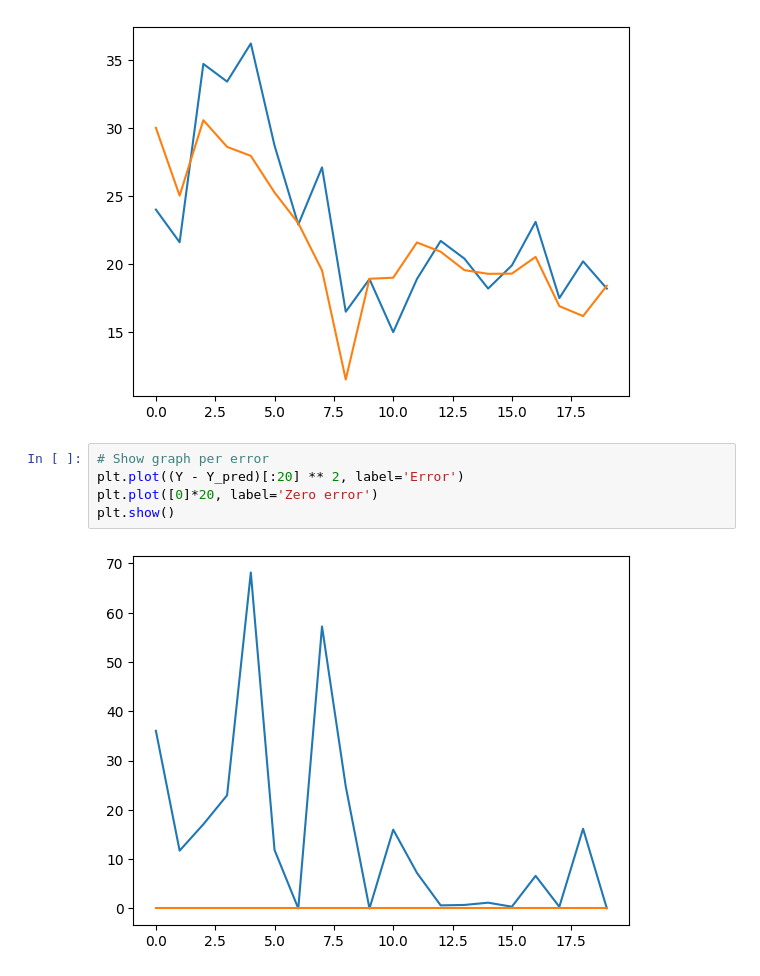
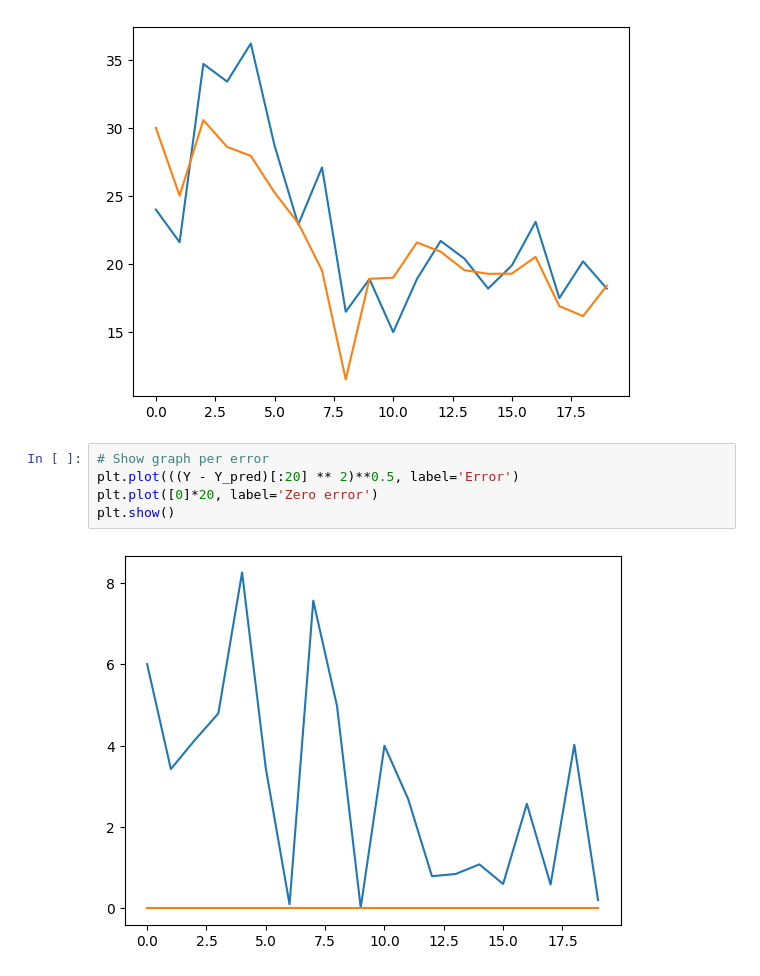
Before and after one commit to dhruvadeep/DeepLearning, a Jupyter notebook: Linear Neural Network/Regression/BostonDataset/main.ipynb, the cells around one changed output. Saved outputs shown, nothing was run; the diff lists cells and outputs as text.

```diff
--- a/Linear Neural Network/Regression/BostonDataset/main.ipynb
+++ b/Linear Neural Network/Regression/BostonDataset/main.ipynb
@@ -42,8 +42,8 @@ plt.show()
 [figure]
 # %%
 # Show graph per error
-plt.plot((Y - Y_pred)[:20] ** 2, label='Error')
+plt.plot(((Y - Y_pred)[:20] ** 2)**0.5, label='Error')
 plt.plot([0]*20, label='Zero error')
 plt.show()
 # %% [output]
-[figure, old version]
+[figure, new version]
```
